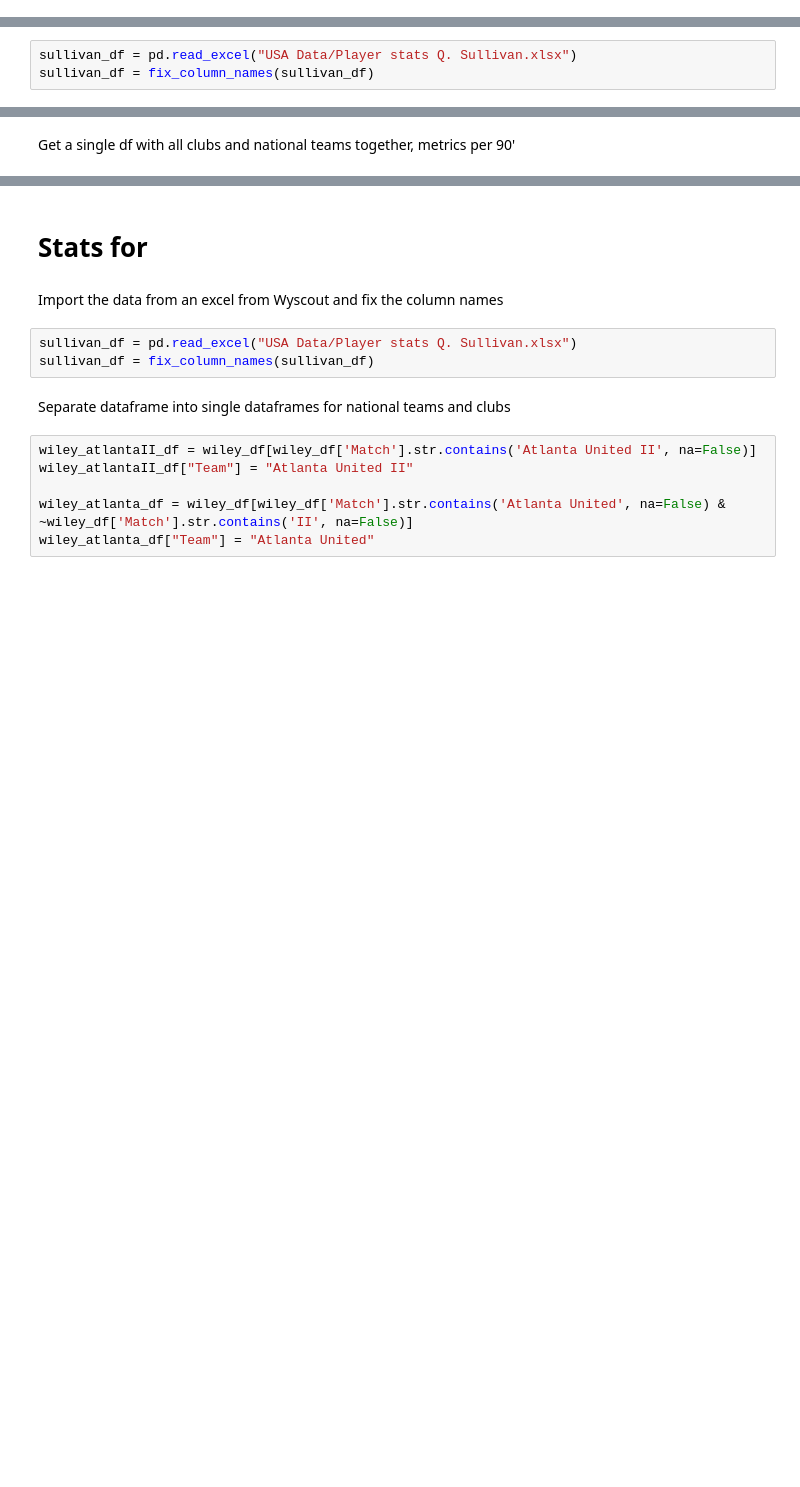
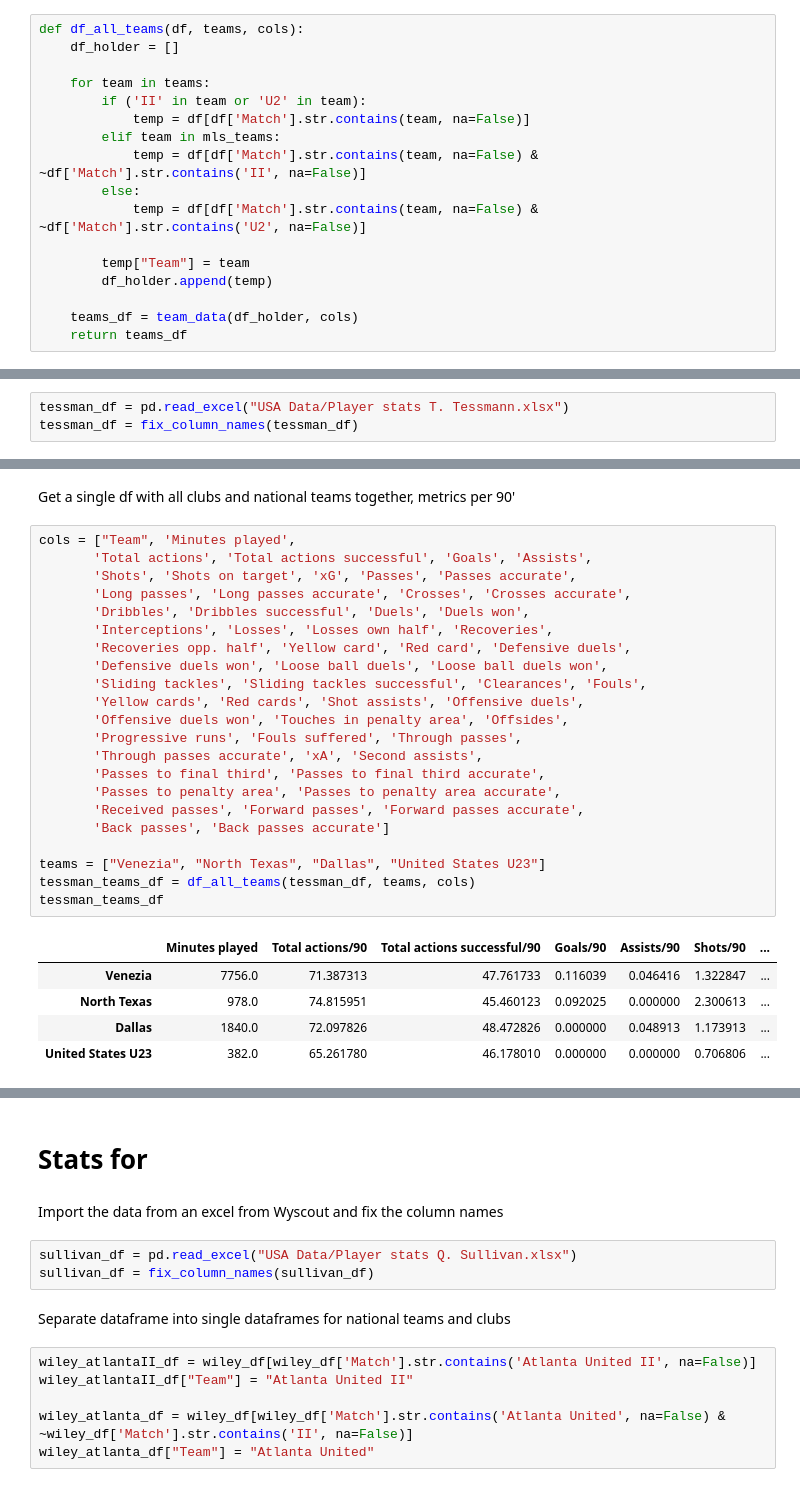
Before and after one commit to Tommy-Las/FootballAnalytics-FinalProject, a Jupyter notebook: code.ipynb, the cells around one changed output, grey strips where cells are left out. Drawn from its saved outputs; the diff is of its cells as text; blank space fills up the shorter version.

```diff
--- a/code.ipynb
+++ b/code.ipynb
@@ -89,3 +125,20 @@ def visualize_metric_between_teams(df, metric, player):
+# %%
+def df_all_teams(df, teams, cols):
+    df_holder = []
+
+    for team in teams:
+        if ('II' in team or 'U2' in team):
+            temp = df[df['Match'].str.contains(team, na=False)]
+        elif team in mls_teams:
+            temp = df[df['Match'].str.contains(team, na=False) & ~df['Match'].str.contains('II', na=False)]
+        else:
+            temp = df[df['Match'].str.contains(team, na=False) & ~df['Match'].str.contains('U2', na=False)]
+
+        temp["Team"] = team
+        df_holder.append(temp)
+
+    teams_df = team_data(df_holder, cols)
+    return teams_df
 # %% [markdown]
 # Stats for Benjamin Cremaschi
 # %% [markdown]
@@ -463,7 +516,7 @@ luna_teams_df
 # %% [markdown]
 Import the data from an excel from Wyscout and fix the column names
 # %%
-sullivan_df = pd.read_excel("USA Data/Player stats Q. Sullivan.xlsx")
-sullivan_df = fix_column_names(sullivan_df)
+tessman_df = pd.read_excel("USA Data/Player stats T. Tessmann.xlsx")
+tessman_df = fix_column_names(tessman_df)
 # %% [markdown]
 Separate dataframe into single dataframes for national teams and clubs
@@ -476,5 +535,33 @@ wiley_atlanta_df["Team"] = "Atlanta United"
 # %% [markdown]
 Get a single df with all clubs and national teams together, metrics per 90'
+# %%
+cols = ["Team", 'Minutes played',
+       'Total actions', 'Total actions successful', 'Goals', 'Assists',
+       'Shots', 'Shots on target', 'xG', 'Passes', 'Passes accurate',
+       'Long passes', 'Long passes accurate', 'Crosses', 'Crosses accurate',
+       'Dribbles', 'Dribbles successful', 'Duels', 'Duels won',
+       'Interceptions', 'Losses', 'Losses own half', 'Recoveries',
+       'Recoveries opp. half', 'Yellow card', 'Red card', 'Defensive duels',
+       'Defensive duels won', 'Loose ball duels', 'Loose ball duels won',
+       'Sliding tackles', 'Sliding tackles successful', 'Clearances', 'Fouls',
+       'Yellow cards', 'Red cards', 'Shot assists', 'Offensive duels',
+       'Offensive duels won', 'Touches in penalty area', 'Offsides',
+       'Progressive runs', 'Fouls suffered', 'Through passes',
+       'Through passes accurate', 'xA', 'Second assists',
+       'Passes to final third', 'Passes to final third accurate',
+       'Passes to penalty area', 'Passes to penalty area accurate',
+       'Received passes', 'Forward passes', 'Forward passes accurate',
+       'Back passes', 'Back passes accurate']
+
+teams = ["Venezia", "North Texas", "Dallas", "United States U23"]
+tessman_teams_df = df_all_teams(tessman_df, teams, cols)
+tessman_teams_df
+# %% [output]
+|  | Minutes played | Total actions/90 | Total actions successful/90 | Goals/90 | Assists/90 | Shots/90 | ... |
+| Venezia | 7756.0 | 71.387313 | 47.761733 | 0.116039 | 0.046416 | 1.322847 | ... |
+| North Texas | 978.0 | 74.815951 | 45.460123 | 0.092025 | 0.000000 | 2.300613 | ... |
+| Dallas | 1840.0 | 72.097826 | 48.472826 | 0.000000 | 0.048913 | 1.173913 | ... |
+| United States U23 | 382.0 | 65.261780 | 46.178010 | 0.000000 | 0.000000 | 0.706806 | ... |
 # %%
 cols = ["Team", 'Minutes played',
        'Total actions', 'Total actions successful', 'Goals', 'Assists',
```
Also changed, not shown: parts of 7 cells of this notebook.
